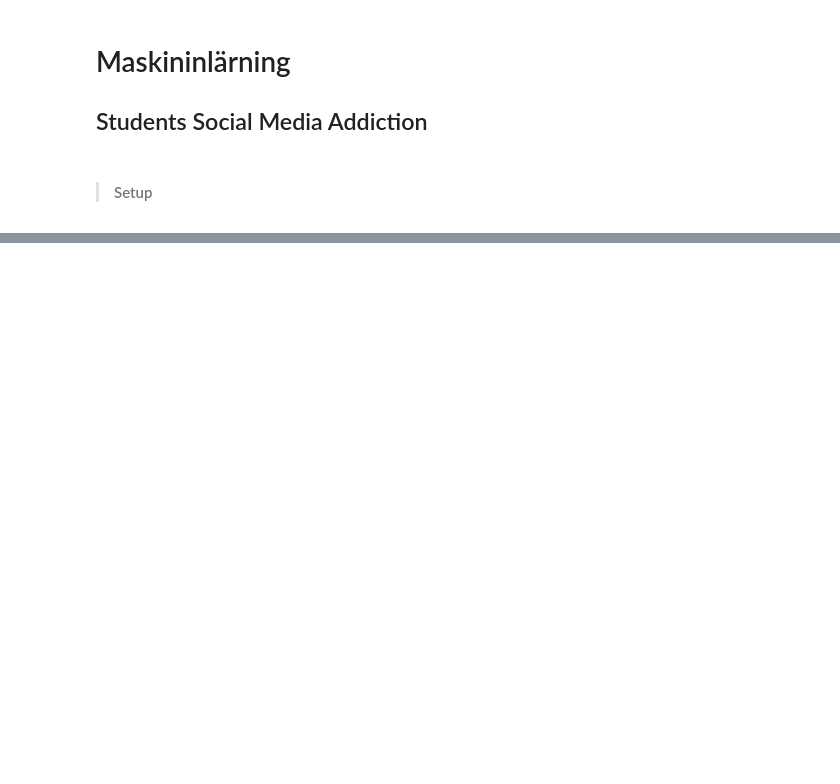
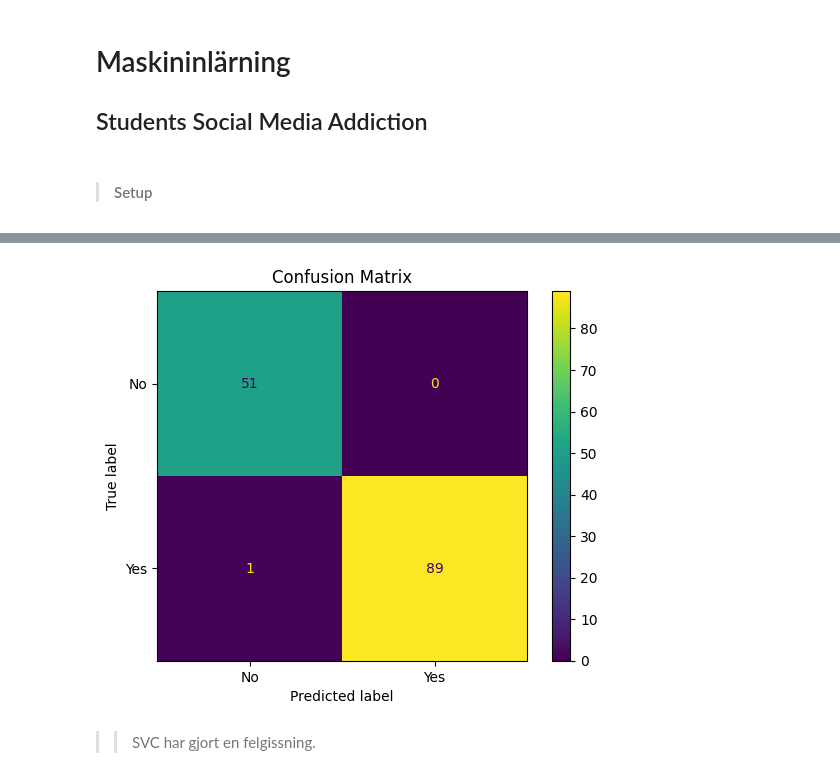
Before and after one commit to Livorya/AI-assignment, a Jupyter notebook: ML.ipynb, the cells around one changed output, grey strips where cells are left out. Cells and saved outputs as stored; diff of their text form; code cells hidden in the pictures; blank space fills up the shorter version.

Commit message:
Trained two models and saved the best one

```diff
--- a/ML.ipynb
+++ b/ML.ipynb
@@ -38,0 +59,6 @@ memory usage: 40.2+ KB
+# %%
+X = selected_data.drop(columns="Affects_Academic_Performance")
+y = selected_data["Affects_Academic_Performance"]
+# %%
+X = pd.get_dummies(X, dtype=int)
+X.info()
@@ -38,0 +93,4 @@ memory usage: 40.2+ KB
+# %%
+X_train_full, X_test, y_train_full, y_test = train_test_split(X, y, test_size=0.2, random_state=42)
+
+X_train, X_val, y_train, y_val = train_test_split(X_train_full, y_train_full, test_size=0.25, random_state=42)
@@ -38,0 +99,21 @@ memory usage: 40.2+ KB
+# %%
+model_svc = make_pipeline(
+  StandardScaler(),
+  SVC(random_state=42)
+)
+
+svc_hyperparams = {
+  "svc__kernel": ["linear", "rbf", "poly", "sigmoid"],
+  "svc__C": [0.1, 1, 10],
+  "svc__gamma": [0.01, 0.1, 1]
+}
+
+model_svc_gs = GridSearchCV(model_svc, svc_hyperparams, cv=5, scoring="accuracy")
+
+model_svc_gs.fit(X_train, y_train)
+
+y_pred_svc = model_svc_gs.predict(X_val)
+
+print("Accuracy:", accuracy_score(y_val, y_pred_svc))
+print("Hyperparameters:", model_svc_gs.best_params_)
+print(classification_report(y_val, y_pred_svc))
@@ -38,0 +131,11 @@ memory usage: 40.2+ KB
+# %%
+cm_svc = confusion_matrix(y_val, y_pred_svc)
+
+cm_svc_display = ConfusionMatrixDisplay(confusion_matrix=cm_svc, display_labels=["No", "Yes"])
+cm_svc_display.plot()
+plt.title("Confusion Matrix")
+plt.show()
+# %% [output]
+[figure, added]
+# %% [markdown]
+>> SVC har gjort en felgissning.
```
Also changed, not shown: parts of 24 cells of this notebook, 1 other file.
